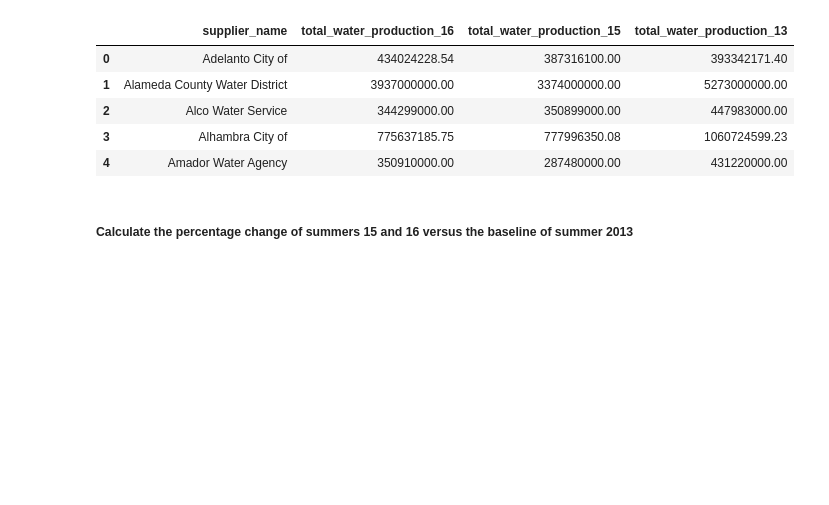
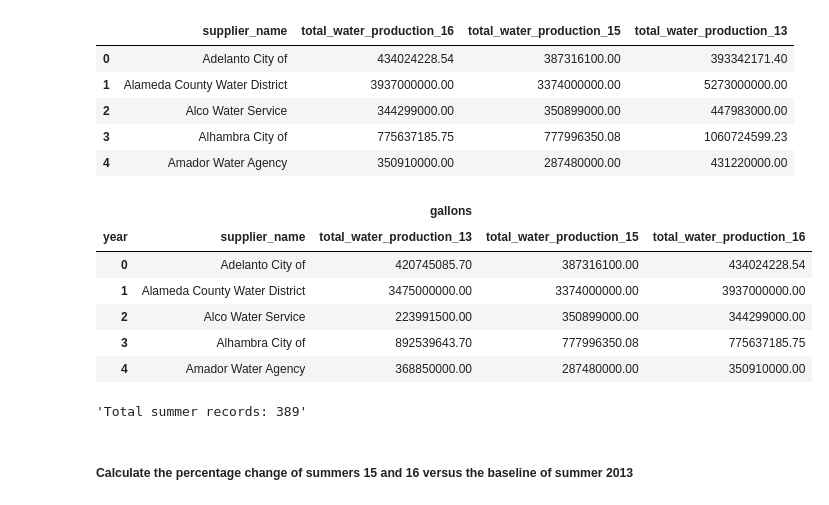
Before and after one commit to swkasica/california-ccscore-analysis, a Jupyter notebook: analysis.ipynb, the cells around one changed output. Drawn from its saved outputs; the diff is of its cells as text; code cells hidden in the pictures; blank space fills up the shorter version.

```diff
--- a/analysis.ipynb
+++ b/analysis.ipynb
@@ -240,4 +251,40 @@ summer_table.head(5)
 | 2 | Alco Water Service | 344299000.00 | 350899000.00 | 447983000.00 |
 | 3 | Alhambra City of | 775637185.75 | 777996350.08 | 1060724599.23 |
 | 4 | Amador Water Agency | 350910000.00 | 287480000.00 | 431220000.00 |
+# %%
+# Added by Steve, Could we make summer_Table with only one table?
+
+# Flush out real date fields
+sk_tab = complete_month_table.copy()
+sk_tab['date'] = pd.to_datetime(sk_tab['month'])
+sk_tab['month'] = sk_tab['date'].apply(lambda x: x.month)
+sk_tab['year'] = sk_tab['date'].apply(lambda x: x.year)
+
+sk_tab.drop(['residential_water_usage', 'date'], axis=1, inplace=True)
+
+# Turn that column for 2013 into table records
+sk_tab = sk_tab.melt(id_vars=['supplier_name', 'year', 'month'])
+sk_tab.drop_duplicates(['month', 'variable', 'value'], inplace=True)
+sk_tab.loc[sk_tab.variable == 'total_water_production_gallons_2013', 'year'] = 2013
+sk_tab.drop(['variable', 'month'], inplace=True, axis=1)
+sk_tab.rename(index=str, columns={'value': 'gallons'}, inplace=True)
+
+sk_tab.year = sk_tab.year.apply(lambda x: 'total_water_production_' + str(x - 2000))
+sk_tab = sk_tab.groupby(['supplier_name', 'year'])['gallons'].sum().to_frame('gallons').unstack().reset_index(col_level=1)
+sk_tab['gallons', 'total_water_production_13'] = sk_tab['gallons','total_water_production_13'] / 2
+
+sk_tab.head()
+# %% [output]
+|  |  | gallons |  |  |
+| year | supplier_name | total_water_production_13 | total_water_production_15 | total_water_production_16 |
+| 0 | Adelanto City of | 420745085.70 | 387316100.00 | 434024228.54 |
+| 1 | Alameda County Water District | 3475000000.00 | 3374000000.00 | 3937000000.00 |
+| 2 | Alco Water Service | 223991500.00 | 350899000.00 | 344299000.00 |
+| 3 | Alhambra City of | 892539643.70 | 777996350.08 | 775637185.75 |
+| 4 | Amador Water Agency | 368850000.00 | 287480000.00 | 350910000.00 |
+# %%
+# Added by Steve
+"Total summer records: {}".format(len(sk_tab))
+# %% [output]
+'Total summer records: 389'
 # %% [markdown]
```
Also changed, not shown: parts of 5 cells of this notebook, 1 other file.
